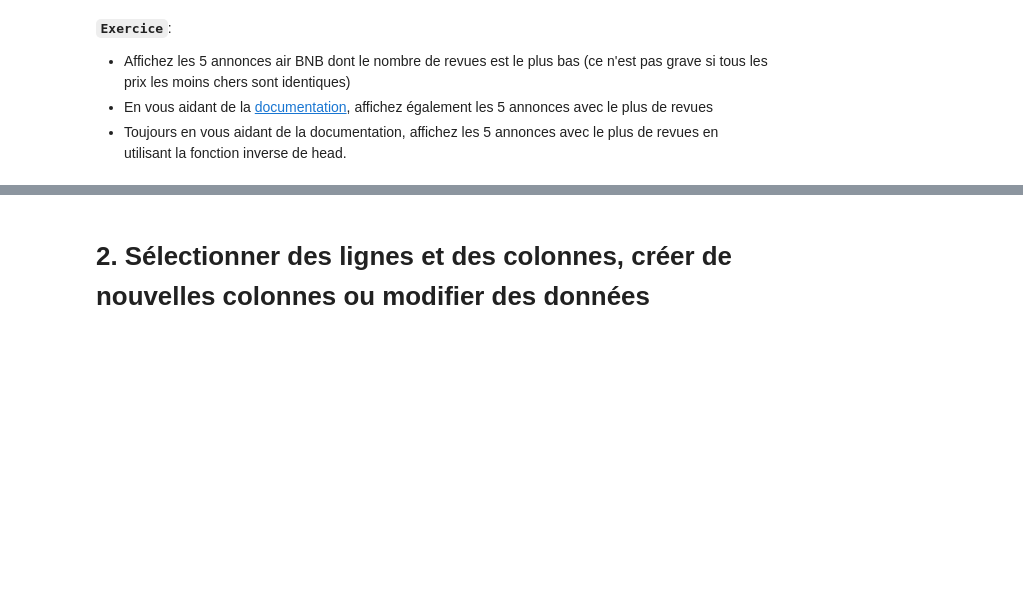
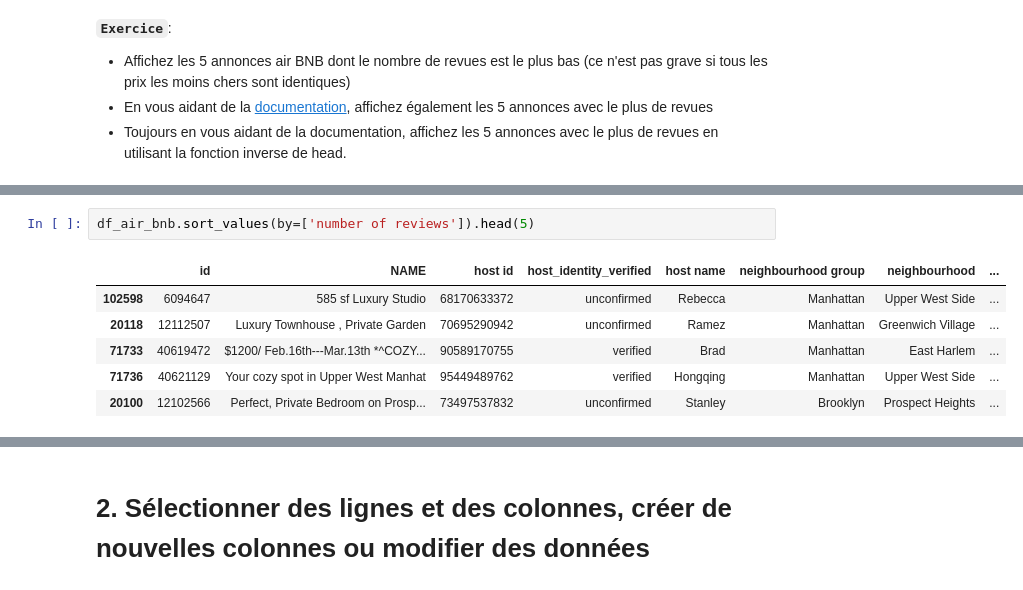
Before and after one commit to 955928/date_engineer_week_brief, a Jupyter notebook: cours/5-2-Pandas.ipynb, the cells around one changed output, grey strips where cells are left out. Saved outputs shown, nothing was run; the diff lists cells and outputs as text; blank space fills up the shorter version.

```diff
--- a/cours/5-2-Pandas.ipynb
+++ b/cours/5-2-Pandas.ipynb
@@ -202,0 +212,9 @@ df
+# %%
+df_air_bnb.sort_values(by=['number of reviews']).head(5)
+# %% [output]
+|  | id | NAME | host id | host_identity_verified | host name | neighbourhood group | neighbourhood | ... |
+| 102598 | 6094647 | 585 sf Luxury Studio | 68170633372 | unconfirmed | Rebecca | Manhattan | Upper West Side | ... |
+| 20118 | 12112507 | Luxury Townhouse , Private Garden | 70695290942 | unconfirmed | Ramez | Manhattan | Greenwich Village | ... |
+| 71733 | 40619472 | $1200/ Feb.16th---Mar.13th *^COZY... | 90589170755 | verified | Brad | Manhattan | East Harlem | ... |
+| 71736 | 40621129 | Your cozy spot in Upper West Manhat | 95449489762 | verified | Hongqing | Manhattan | Upper West Side | ... |
+| 20100 | 12102566 | Perfect, Private Bedroom on Prosp... | 73497537832 | unconfirmed | Stanley | Brooklyn | Prospect Heights | ... |
```
Also changed, not shown: parts of 11 cells of this notebook.
